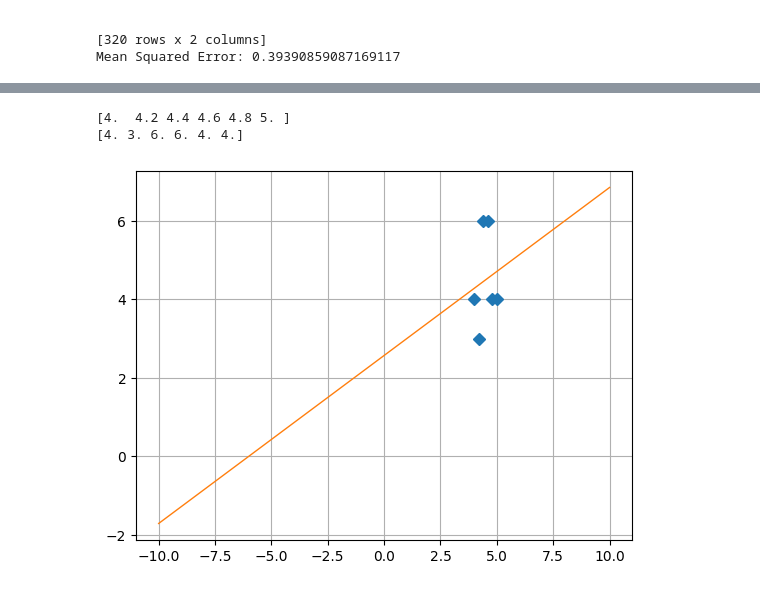
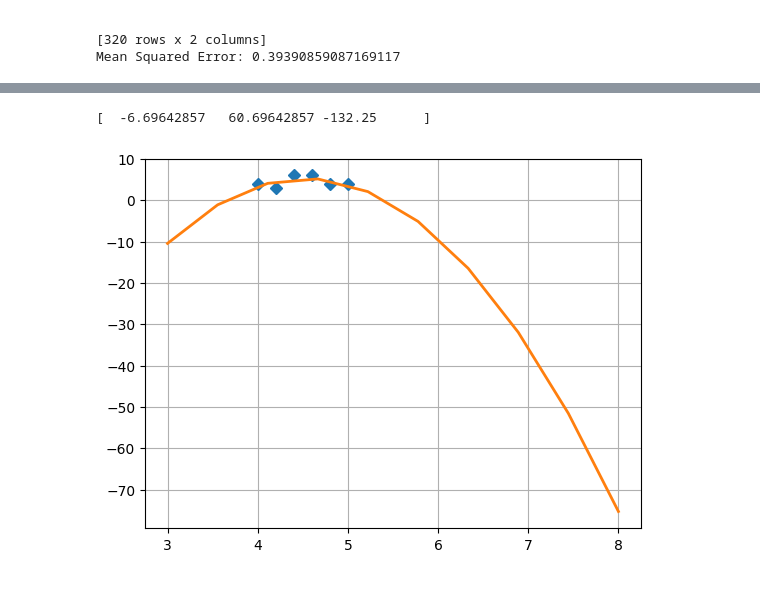
Before and after one commit to smurfac4/II, a Jupyter notebook: artificial intelligence/4/4_тетрадь_Ульянов_Никита_Владимирович_ИКБО_29_22.ipynb, the cells around one changed output, grey strips where cells are left out. Saved outputs shown, nothing was run; the diff lists cells and outputs as text; code cells hidden in the pictures.

```diff
--- a/artificial intelligence/4/4_тетрадь_Ульянов_Никита_Владимирович_ИКБО_29_22.ipynb
+++ b/artificial intelligence/4/4_тетрадь_Ульянов_Никита_Владимирович_ИКБО_29_22.ipynb
@@ -867,3 +888,21 @@ x y
 4,6 6,0
 4,8 4,0
 5,0 4,0
+# %%
+#полином второго порядка
+import numpy as np
+import matplotlib.pyplot as plt
+
+# данные
+x = np.array([4.0, 4.2, 4.4, 4.6, 4.8, 5.0])
+y = np.array([4.0, 3.0, 6.0, 6.0, 4.0, 4.0])
+
+A = np.vstack([x, np.ones(len(x))]).T
+print(A)
+m, c = np.linalg.lstsq(A, y, rcond=None)[0]
+print(m, c)
+
+plt.plot(x, y, 'o', label='Исходные данные', markersize=5)
+plt.plot(x, m * x + c, 'r', label='Линейная экстраполяция')
+plt.legend()
+plt.show()
@@ -870,22 +918,13 @@ x y
 # %%
-from numpy import *
-from numpy.random import *
-import numpy as np
-import matplotlib.pyplot as plt
-x = fromfile('x.txt', float, sep='\n')
-y = fromfile('y.txt', float, sep='\n')
-print(x)
-print(y)
-# Нахождение коэффициентов функции вида у = bx + с методом наименьших квадратов # задаем вектор т = [x**2, x, E]
-m = vstack((x, ones(6))).T # находим коэффициенты при составляющих вектора т
-s = np.linalg.lstsq(m, y, rcond = None)[0]
-# на отрезке [-5,5]
-x_prec = linspace(-10, 10, 101)
-# рисуем точки
+#полином первого порядка
+m = np.vstack((x ** 2, x, np.ones(6))).T
+s = np.linalg.lstsq(m, y, rcond=None)[0]
+print(s)
+
+x_prec = np.linspace(3, 8, 10)
 plt.plot(x, y, 'D')
-plt.plot(x_prec, s[0] * x_prec+s[1],"-", lw=1)
+plt.plot(x_prec, s[0] * x_prec ** 2 + s[1] * x_prec + s[2], '-', lw = 2)
 plt.grid()
 # %% [output]
-[4.  4.2 4.4 4.6 4.8 5. ]
-[4. 3. 6. 6. 4. 4.]
+[  -6.69642857   60.69642857 -132.25      ]
-[figure, old version]
+[figure, new version]
```
Also changed, not shown: parts of 24 cells of this notebook, 10 other files.
